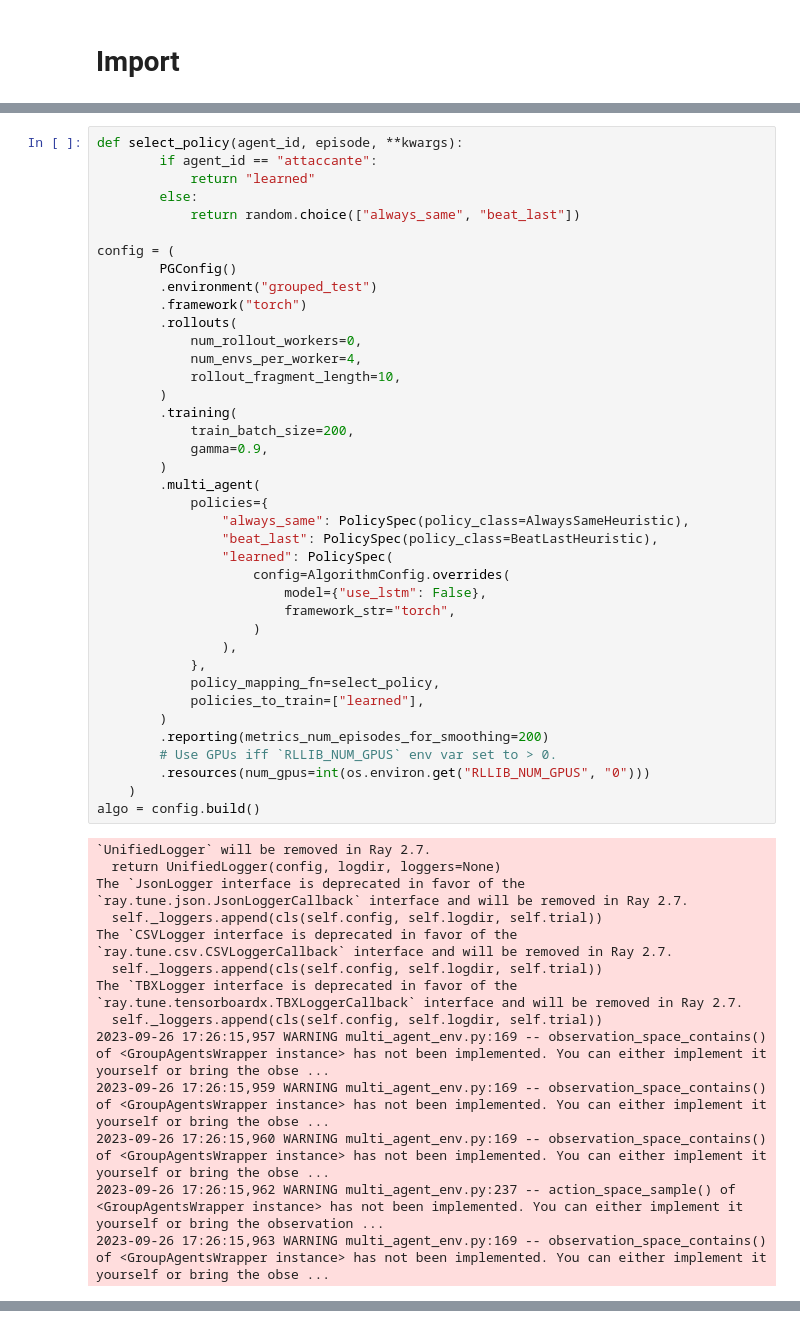
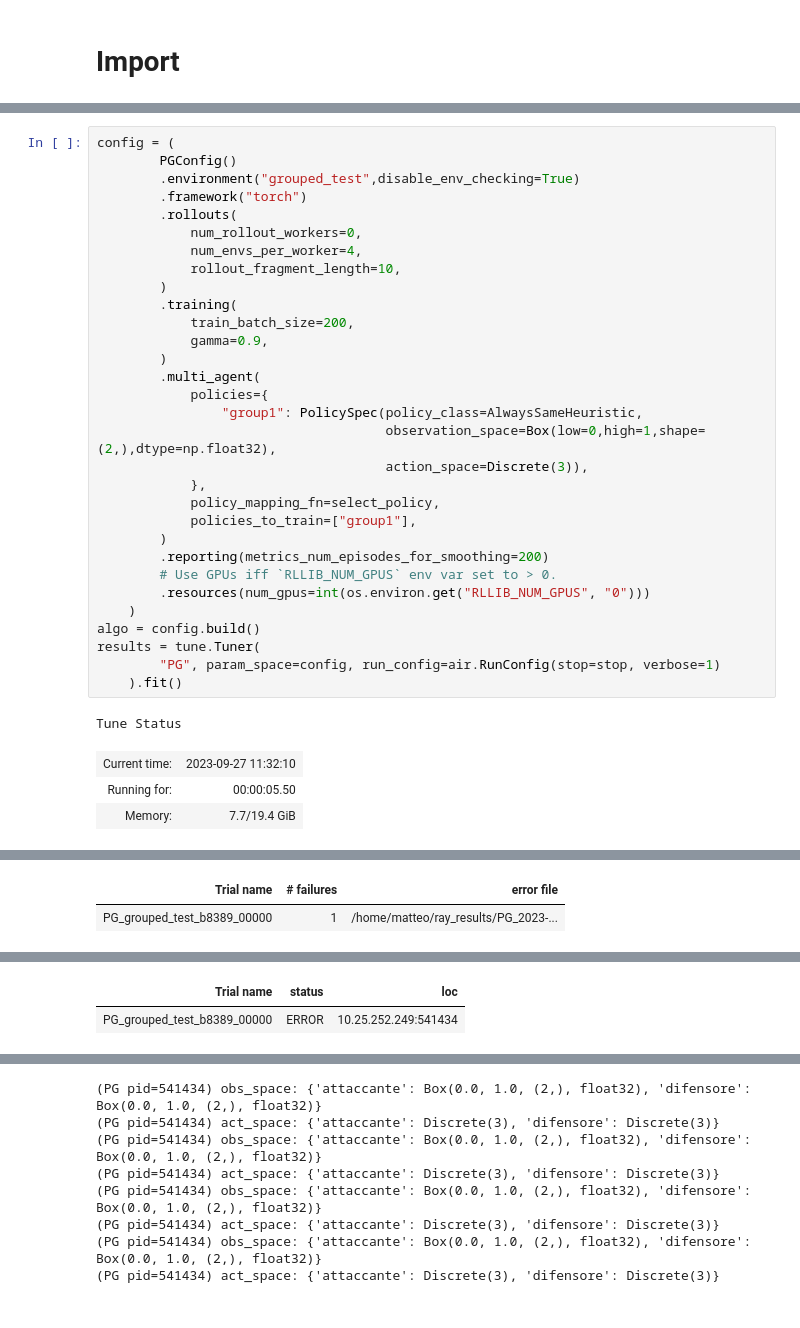
Before and after one commit to tcaiazzi/multi-agent-irs, a Jupyter notebook: tesi.ipynb, the cells around one changed output, grey strips where cells are left out. Saved outputs shown, nothing was run; the diff lists cells and outputs as text.

```diff
--- a/tesi.ipynb
+++ b/tesi.ipynb
@@ -214,53 +408,36 @@ ResultGrid<[
 # %%
-def select_policy(agent_id, episode, **kwargs):
-        if agent_id == "attaccante":
-            return "learned"
-        else:
-            return random.choice(["always_same", "beat_last"])
-
 config = (
         PGConfig()
-        .environment("grouped_test")
+        .environment("grouped_test",disable_env_checking=True)
         .framework("torch")
         .rollouts(
             num_rollout_workers=0,
             num_envs_per_worker=4,
             rollout_fragment_length=10,
         )
         .training(
             train_batch_size=200,
             gamma=0.9,
         )
         .multi_agent(
             policies={
-                "always_same": PolicySpec(policy_class=AlwaysSameHeuristic),
-                "beat_last": PolicySpec(policy_class=BeatLastHeuristic),
-                "learned": PolicySpec(
-                    config=AlgorithmConfig.overrides(
-                        model={"use_lstm": False},
-                        framework_str="torch",
-                    )
-                ),
+                "group1": PolicySpec(policy_class=AlwaysSameHeuristic,
+                                     observation_space=Box(low=0,high=1,shape=(2,),dtype=np.float32),
+                                     action_space=Discrete(3)),
             },
             policy_mapping_fn=select_policy,
-            policies_to_train=["learned"],
+            policies_to_train=["group1"],
         )
         .reporting(metrics_num_episodes_for_smoothing=200)
         # Use GPUs iff `RLLIB_NUM_GPUS` env var set to > 0.
         .resources(num_gpus=int(os.environ.get("RLLIB_NUM_GPUS", "0")))
     )
 algo = config.build()
+results = tune.Tuner(
+        "PG", param_space=config, run_config=air.RunConfig(stop=stop, verbose=1)
+    ).fit()
 # %% [output]
-`UnifiedLogger` will be removed in Ray 2.7.
-  return UnifiedLogger(config, logdir, loggers=None)
-The `JsonLogger interface is deprecated in favor of the `ray.tune.json.JsonLoggerCallback` interface and will be removed in Ray 2.7.
-  self._loggers.append(cls(self.config, self.logdir, self.trial))
-The `CSVLogger interface is deprecated in favor of the `ray.tune.csv.CSVLoggerCallback` interface and will be removed in Ray 2.7.
-  self._loggers.append(cls(self.config, self.logdir, self.trial))
-The `TBXLogger interface is deprecated in favor of the `ray.tune.tensorboardx.TBXLoggerCallback` interface and will be removed in Ray 2.7.
-  self._loggers.append(cls(self.config, self.logdir, self.trial))
-2023-09-26 17:26:15,957 WARNING multi_agent_env.py:169 -- observation_space_contains() of <GroupAgentsWrapper instance> has not been implemented. You can either implement it yourself or bring the obse ...
-2023-09-26 17:26:15,959 WARNING multi_agent_env.py:169 -- observation_space_contains() of <GroupAgentsWrapper instance> has not been implemented. You can either implement it yourself or bring the obse ...
-2023-09-26 17:26:15,960 WARNING multi_agent_env.py:169 -- observation_space_contains() of <GroupAgentsWrapper instance> has not been implemented. You can either implement it yourself or bring the obse ...
-2023-09-26 17:26:15,962 WARNING multi_agent_env.py:237 -- action_space_sample() of <GroupAgentsWrapper instance> has not been implemented. You can either implement it yourself or bring the observation ...
-2023-09-26 17:26:15,963 WARNING multi_agent_env.py:169 -- observation_space_contains() of <GroupAgentsWrapper instance> has not been implemented. You can either implement it yourself or bring the obse ...
+Tune Status
+| Current time: | 2023-09-27 11:32:10 |
+| Running for: | 00:00:05.50 |
+| Memory: | 7.7/19.4 GiB |
@@ -270,0 +449,2 @@ Agente in azione: difensore
+| Trial name | # failures | error file |
+| PG_grouped_test_b8389_00000 | 1 | /home/matteo/ray_results/PG_2023-... |
@@ -271,0 +452,2 @@ ValueError: `observation_space` not provided in PolicySpec for always_same and e
+| Trial name | status | loc |
+| PG_grouped_test_b8389_00000 | ERROR | 10.25.252.249:541434 |
@@ -271,0 +471,8 @@ ValueError: `observation_space` not provided in PolicySpec for always_same and e
+(PG pid=541434) obs_space: {'attaccante': Box(0.0, 1.0, (2,), float32), 'difensore': Box(0.0, 1.0, (2,), float32)}
+(PG pid=541434) act_space: {'attaccante': Discrete(3), 'difensore': Discrete(3)}
+(PG pid=541434) obs_space: {'attaccante': Box(0.0, 1.0, (2,), float32), 'difensore': Box(0.0, 1.0, (2,), float32)}
+(PG pid=541434) act_space: {'attaccante': Discrete(3), 'difensore': Discrete(3)}
+(PG pid=541434) obs_space: {'attaccante': Box(0.0, 1.0, (2,), float32), 'difensore': Box(0.0, 1.0, (2,), float32)}
+(PG pid=541434) act_space: {'attaccante': Discrete(3), 'difensore': Discrete(3)}
+(PG pid=541434) obs_space: {'attaccante': Box(0.0, 1.0, (2,), float32), 'difensore': Box(0.0, 1.0, (2,), float32)}
+(PG pid=541434) act_space: {'attaccante': Discrete(3), 'difensore': Discrete(3)}
```
Also changed, not shown: parts of 9 cells of this notebook, 4 other files.
